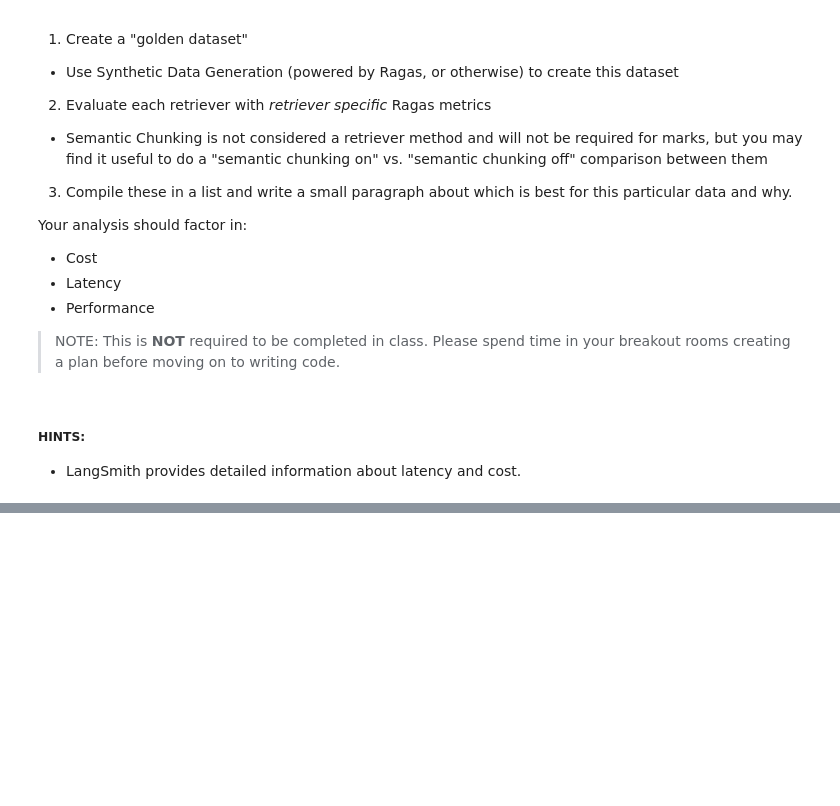
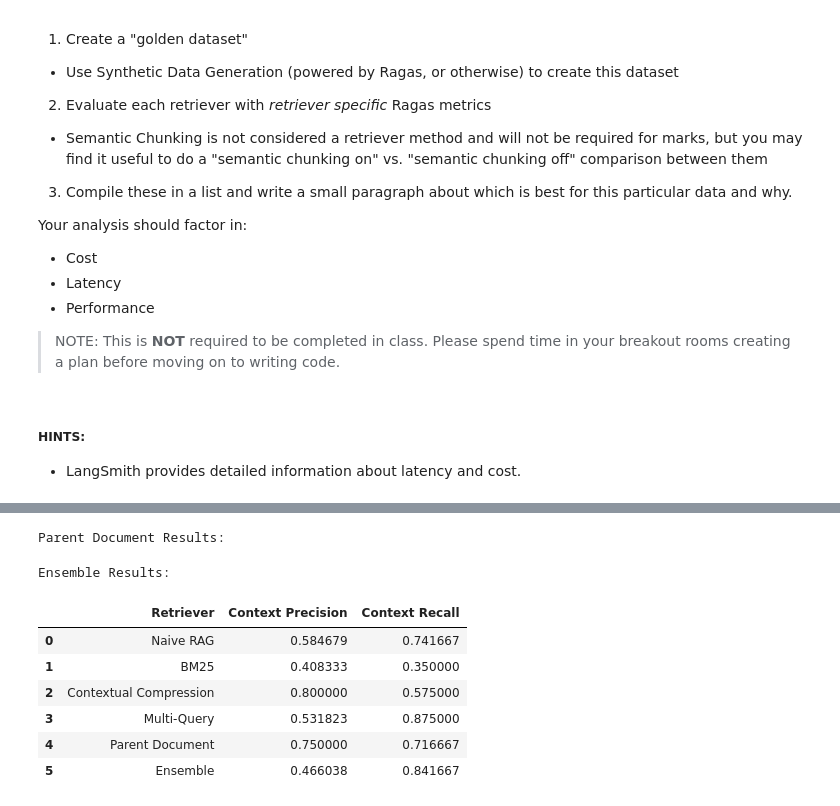
Before and after one commit to sheek801/AIE9, a Jupyter notebook: 11_Advanced_Retrieval/Advanced_Retrieval_with_LangChain_Assignment.ipynb, the cells around one changed output, grey strips where cells are left out. Cells and saved outputs as stored; diff of their text form; code cells hidden in the pictures; blank space fills up the shorter version.

```diff
--- a/11_Advanced_Retrieval/Advanced_Retrieval_with_LangChain_Assignment.ipynb
+++ b/11_Advanced_Retrieval/Advanced_Retrieval_with_LangChain_Assignment.ipynb
@@ -561,0 +566,71 @@ Your analysis should factor in:
+# %%
+from ragas.testset import TestsetGenerator
+from ragas.llms import LangchainLLMWrapper
+from ragas.embeddings import LangchainEmbeddingsWrapper
+from langchain_openai import ChatOpenAI, OpenAIEmbeddings
+from ragas import evaluate
+from ragas.metrics import context_precision, context_recall
+from datasets import Dataset
+import pandas as pd
+
+generator_llm = LangchainLLMWrapper(ChatOpenAI(model="gpt-4.1-nano"))
+generator_embeddings = LangchainEmbeddingsWrapper(OpenAIEmbeddings())
+
+# Golden Dataset Generation
+generator = TestsetGenerator(llm=generator_llm, embedding_model=generator_embeddings)
+testset = generator.generate_with_langchain_docs(raw_docs, testset_size=10)
+golden_dataset = testset.to_pandas()
+golden_dataset.head()
+
+# Evaluation Helper Function
+def evaluate_retriever(retriever, golden_dataset, retriever_name):
+    results = []
+
+    for _, row in golden_dataset.iterrows():
+        question = row["user_input"]
+        ground_truth = row["reference"]
+
+        retrieved_docs = retriever.invoke(question)
+        contexts = [doc.page_content for doc in retrieved_docs]
+
+        results.append({
+            "user_input": question,
+            "retrieved_contexts": contexts,
+            "reference": ground_truth
+        })
+
+    dataset = Dataset.from_list(results)
+    score = evaluate(dataset, metrics=[context_precision, context_recall])
+
+    print(f"\n{retriever_name} Results:")
+    return score.to_pandas()
+
+# Run each retriever
+naive_results = evaluate_retriever(naive_retriever, golden_dataset, "Naive RAG")
+bm25_results = evaluate_retriever(bm25_retriever, golden_dataset, "BM25")
+compression_results = evaluate_retriever(compression_retriever, golden_dataset, "Contextual Compression")
+multiquery_results = evaluate_retriever(multi_query_retriever, golden_dataset, "Multi-Query")
+parent_results = evaluate_retriever(parent_document_retriever, golden_dataset, "Parent Document")
+ensemble_results = evaluate_retriever(ensemble_retriever, golden_dataset, "Ensemble")
+
+# Compile Final Comparison
+all_results = {
+    "Naive RAG": naive_results,
+    "BM25": bm25_results,
+    "Contextual Compression": compression_results,
+    "Multi-Query": multiquery_results,
+    "Parent Document": parent_results,
+    "Ensemble": ensemble_results
+}
+
+comparison = pd.DataFrame([
+    {
+        "Retriever": name,
+        "Context Precision": results["context_precision"].mean(),
+        "Context Recall": results["context_recall"].mean()
+    }
+    for name, results in all_results.items()
+])
+
+comparison
+# %% [output]
@@ -561,0 +642,9 @@ Your analysis should factor in:
+Parent Document Results:
+Ensemble Results:
+|  | Retriever | Context Precision | Context Recall |
+| 0 | Naive RAG | 0.584679 | 0.741667 |
+| 1 | BM25 | 0.408333 | 0.350000 |
+| 2 | Contextual Compression | 0.800000 | 0.575000 |
+| 3 | Multi-Query | 0.531823 | 0.875000 |
+| 4 | Parent Document | 0.750000 | 0.716667 |
+| 5 | Ensemble | 0.466038 | 0.841667 |
```
Also changed, not shown: parts of 29 cells of this notebook.
